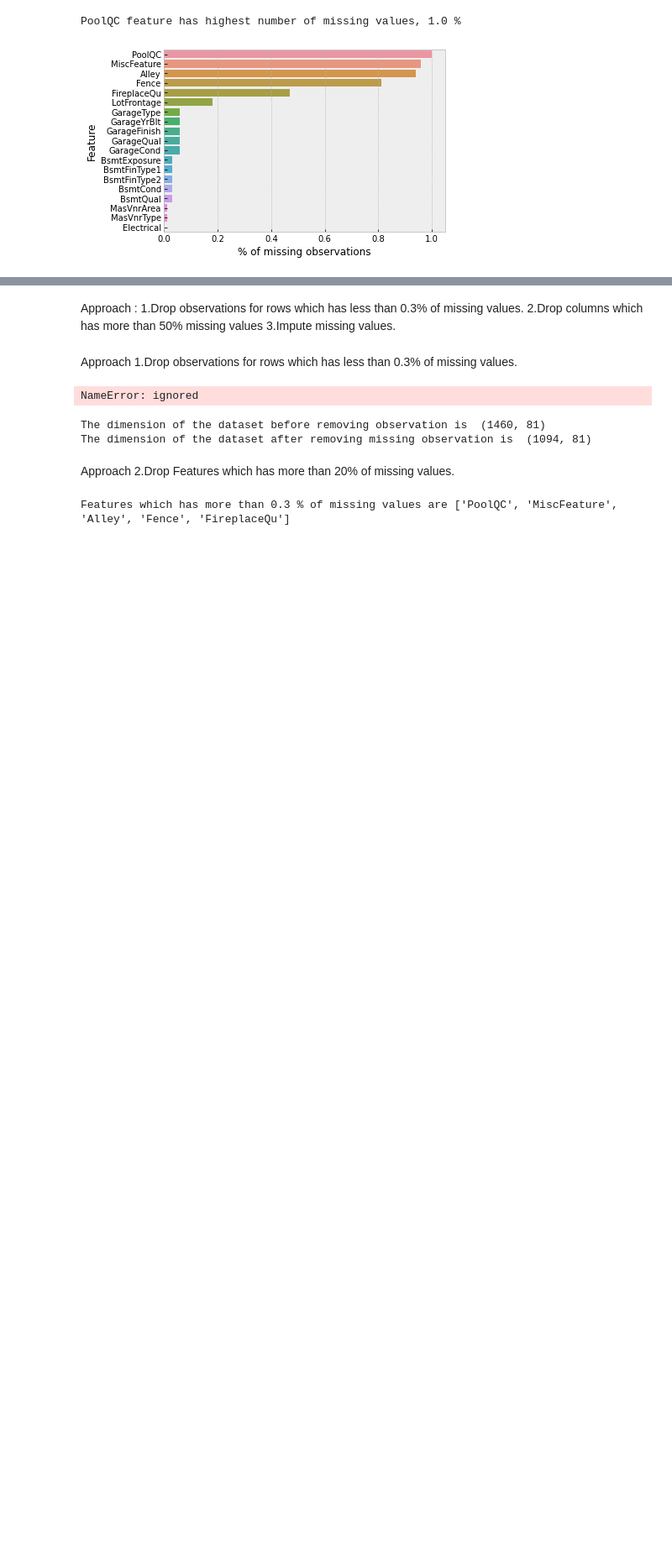
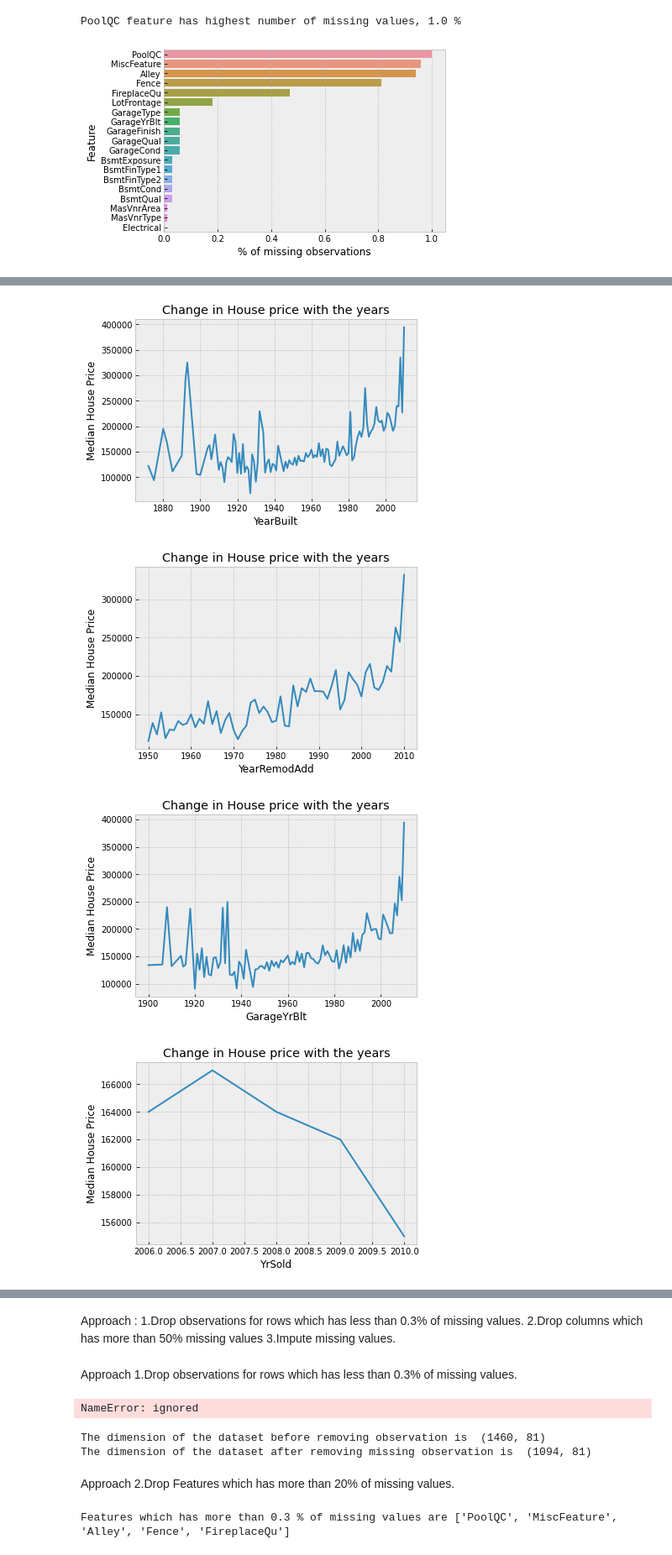
Before and after one commit to chandra-sekar-1983/eda, a Jupyter notebook: EDA_Analysis.ipynb, the cells around one changed output, grey strips where cells are left out. Shown at 84% size. Cells and saved outputs as stored; diff of their text form; code cells hidden in the pictures; blank space fills up the shorter version.

```diff
--- a/EDA_Analysis.ipynb
+++ b/EDA_Analysis.ipynb
@@ -140,0 +207,2 @@ PoolQC feature has highest number of missing values, 1.0 %
+# %%
+data=df
@@ -140,0 +211,8 @@ PoolQC feature has highest number of missing values, 1.0 %
+# %%
+# make list of numerical variables
+num_vars = [var for var in data.columns if data[var].dtypes != 'O']
+
+print('Number of numerical variables: ', len(num_vars))
+
+# visualise the numerical variables
+data[num_vars].head()
@@ -140,0 +236,6 @@ PoolQC feature has highest number of missing values, 1.0 %
+# %%
+# list of variables that contain year information
+
+year_vars = [var for var in num_vars if 'Yr' in var or 'Year' in var]
+
+year_vars
@@ -140,0 +244,6 @@ PoolQC feature has highest number of missing values, 1.0 %
+# %%
+# let's explore the values of these temporal variables
+
+for var in year_vars:
+    print(var, data[var].unique())
+    print()
@@ -140,0 +270,11 @@ PoolQC feature has highest number of missing values, 1.0 %
+# %%
+for var in year_vars:
+  data.groupby(var)[output_col].median().plot()
+  plt.ylabel('Median House Price')
+  plt.title('Change in House price with the years')
+  plt.show()
+# %% [output]
+[figure, added]
+[figure, added]
+[figure, added]
+[figure, added]
```
Also changed, not shown: parts of 63 cells of this notebook.
